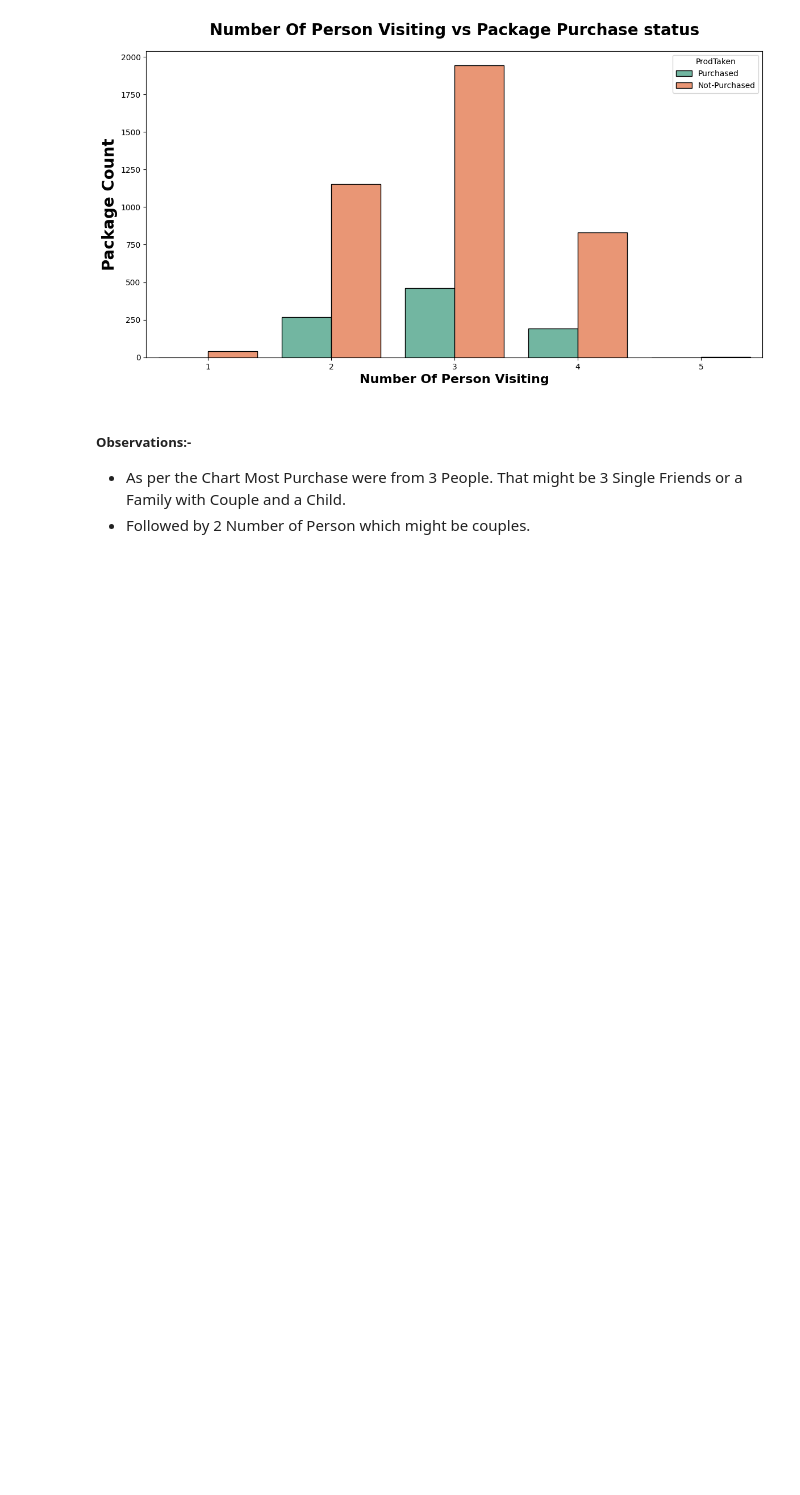
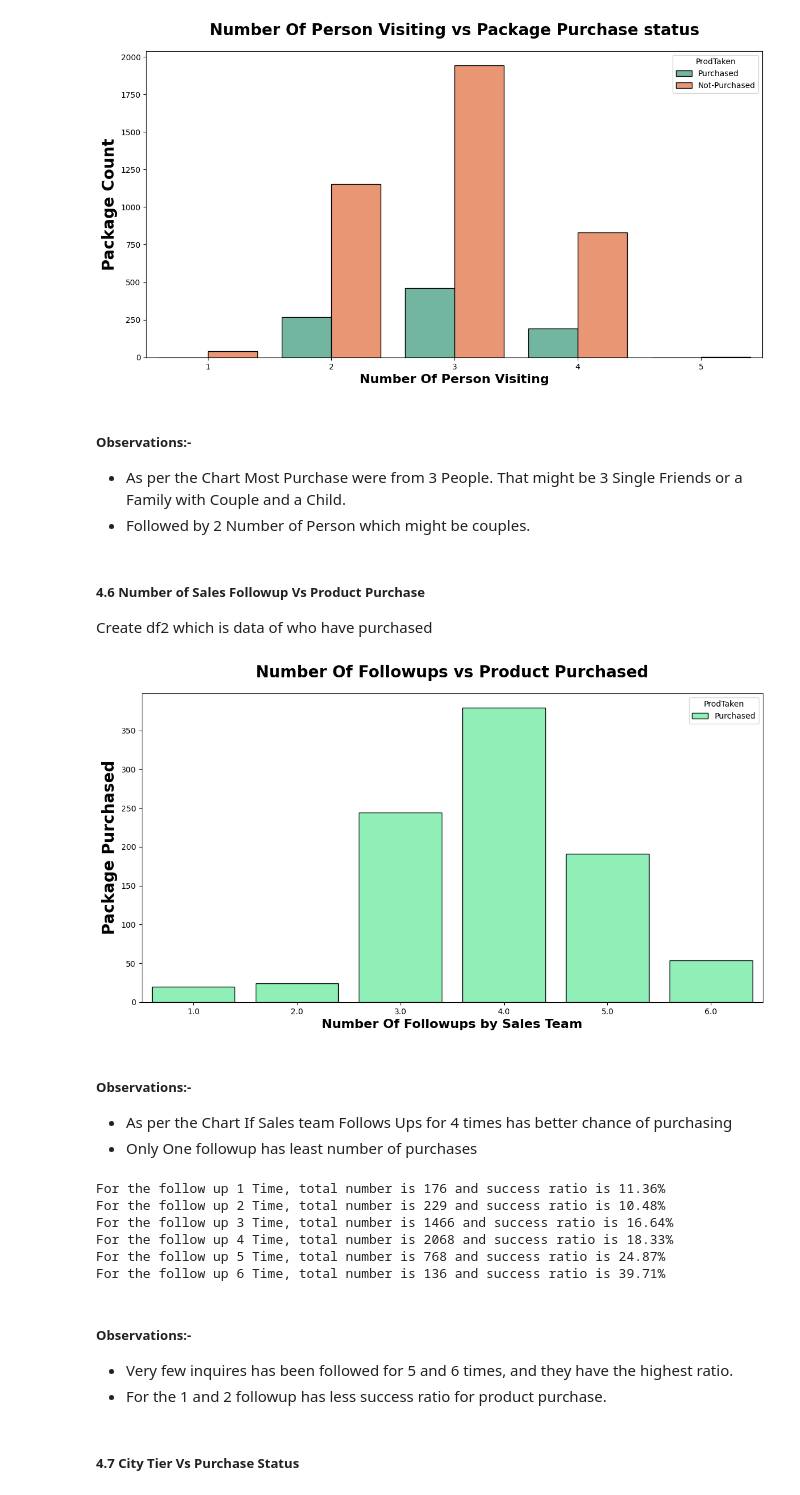
Before and after one commit to HARSHALKUMRE/Tourism-package, a Jupyter notebook: notebooks/1._EDA_On_Tourism_Package.ipynb, the cells around one changed output. Saved outputs shown, nothing was run; the diff lists cells and outputs as text; code cells hidden in the pictures; blank space fills up the shorter version.

```diff
--- a/notebooks/1._EDA_On_Tourism_Package.ipynb
+++ b/notebooks/1._EDA_On_Tourism_Package.ipynb
@@ -660,3 +660,48 @@ plt.show()
 ##### Observations:-
 - As per the Chart Most Purchase were from 3 People. That might be 3 Single Friends or a Family with Couple and a Child.
 - Followed by 2 Number of Person which might be couples.
+# %% [markdown]
+##### 4.6 Number of Sales Followup Vs Product Purchase
+
+Create df2 which is data of who have purchased
+# %%
+df2 = df1[df1['ProdTaken'] == 'Purchased']
+plt.subplots(figsize=(14,7))
+sns.countplot(
+    x="NumberOfFollowups", hue="ProdTaken", data=df2, ec="black", palette="rainbow_r"
+)
+plt.title(
+    "Number Of Followups vs Product Purchased", weight="bold", fontsize=20, pad=20
+)
+plt.ylabel("Package Purchased", weight="bold", fontsize=20)
+plt.xlabel("Number Of Followups by Sales Team", weight="bold", fontsize=16)
+plt.show()
+# %% [output]
+[figure, added]
+# %% [markdown]
+##### Observations:-
+- As per the Chart If Sales team Follows Ups for 4 times has better chance of purchasing
+- Only One followup has least number of purchases
+# %%
+for i in range(1,7):
+    followups_taken = df.loc[
+        (df1['NumberOfFollowups']==i) & (df1['ProdTaken']=='Purchased')
+    ].shape[0]
+    followup_all = df.loc[(df1['NumberOfFollowups']==i)].shape[0]
+
+    followup_ratio = followups_taken / followup_all
+
+    print(f"For the follow up {i} Time, total number is {followup_all} and success ratio is {followup_ratio*100:.2f}%")
+# %% [output]
+For the follow up 1 Time, total number is 176 and success ratio is 11.36%
+For the follow up 2 Time, total number is 229 and success ratio is 10.48%
+For the follow up 3 Time, total number is 1466 and success ratio is 16.64%
+For the follow up 4 Time, total number is 2068 and success ratio is 18.33%
+For the follow up 5 Time, total number is 768 and success ratio is 24.87%
+For the follow up 6 Time, total number is 136 and success ratio is 39.71%
+# %% [markdown]
+##### Observations:-
+- Very few inquires has been followed for 5 and 6 times, and they have the highest ratio.
+- For the 1 and 2 followup has less success ratio for product purchase.
+# %% [markdown]
+##### 4.7 City Tier Vs Purchase Status
```
Also changed, not shown: parts of 31 cells of this notebook.
